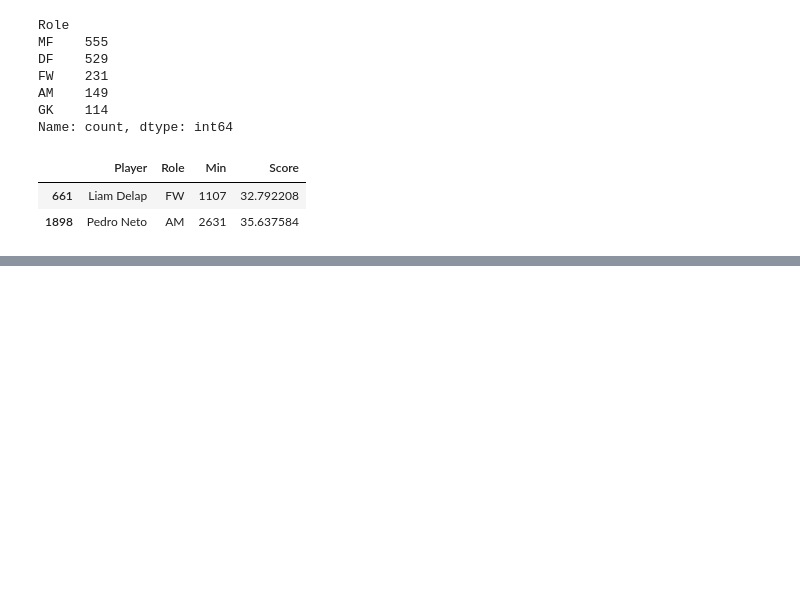
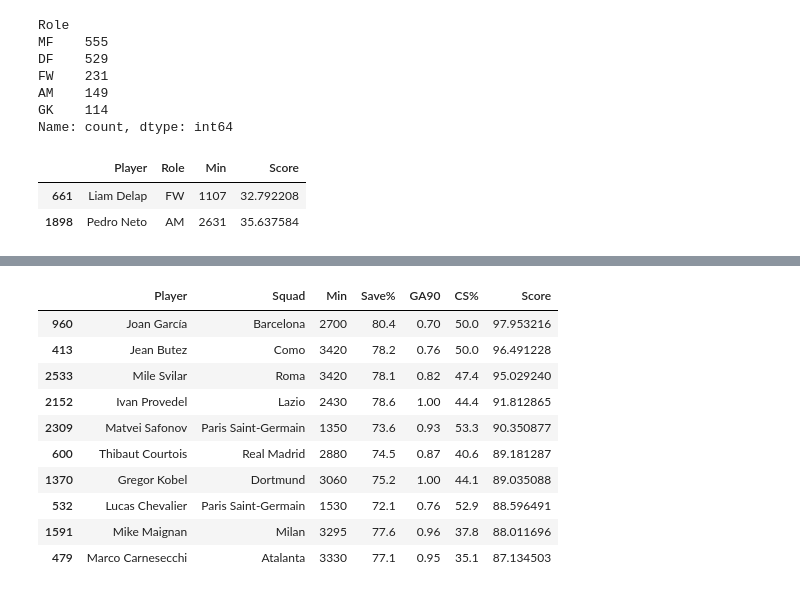
Before and after one commit to TamukaTom/We-need-players, a Jupyter notebook: explore.ipynb, the cells around one changed output, grey strips where cells are left out. Drawn from its saved outputs; the diff is of its cells as text; code cells hidden in the pictures; blank space fills up the shorter version.

Commit message:
Add goalkeeper recommender

```diff
--- a/explore.ipynb
+++ b/explore.ipynb
@@ -549,0 +561,23 @@ underperformers("Chelsea")
+# %%
+gk = players[players["Role"] == "Goalkeeper"].copy()
+
+gk["SavePercent_pct"] = gk["Save%"].rank(pct=True) * 100
+gk["GoalsAgainst_pct"] = 100 - gk["GA90"].rank(pct=True) * 100
+gk["CleanSheet_pct"] = gk["CS%"].rank(pct=True) * 100
+
+gk["Score"] = gk[["SavePercent_pct", "GoalsAgainst_pct", "CleanSheet_pct"]].mean(axis=1)
+players.loc[gk.index, "Score"] = gk["Score"]
+
+gk[["Player", "Squad", "Min", "Save%", "GA90", "CS%", "Score"]].sort_values("Score", ascending=False).head(10)
+# %% [output]
+|  | Player | Squad | Min | Save% | GA90 | CS% | Score |
+| 960 | Joan García | Barcelona | 2700 | 80.4 | 0.70 | 50.0 | 97.953216 |
+| 413 | Jean Butez | Como | 3420 | 78.2 | 0.76 | 50.0 | 96.491228 |
+| 2533 | Mile Svilar | Roma | 3420 | 78.1 | 0.82 | 47.4 | 95.029240 |
+| 2152 | Ivan Provedel | Lazio | 2430 | 78.6 | 1.00 | 44.4 | 91.812865 |
+| 2309 | Matvei Safonov | Paris Saint-Germain | 1350 | 73.6 | 0.93 | 53.3 | 90.350877 |
+| 600 | Thibaut Courtois | Real Madrid | 2880 | 74.5 | 0.87 | 40.6 | 89.181287 |
+| 1370 | Gregor Kobel | Dortmund | 3060 | 75.2 | 1.00 | 44.1 | 89.035088 |
+| 532 | Lucas Chevalier | Paris Saint-Germain | 1530 | 72.1 | 0.76 | 52.9 | 88.596491 |
+| 1591 | Mike Maignan | Milan | 3295 | 77.6 | 0.96 | 37.8 | 88.011696 |
+| 479 | Marco Carnesecchi | Atalanta | 3330 | 77.1 | 0.95 | 35.1 | 87.134503 |
```
Also changed, not shown: parts of 2 cells of this notebook.
